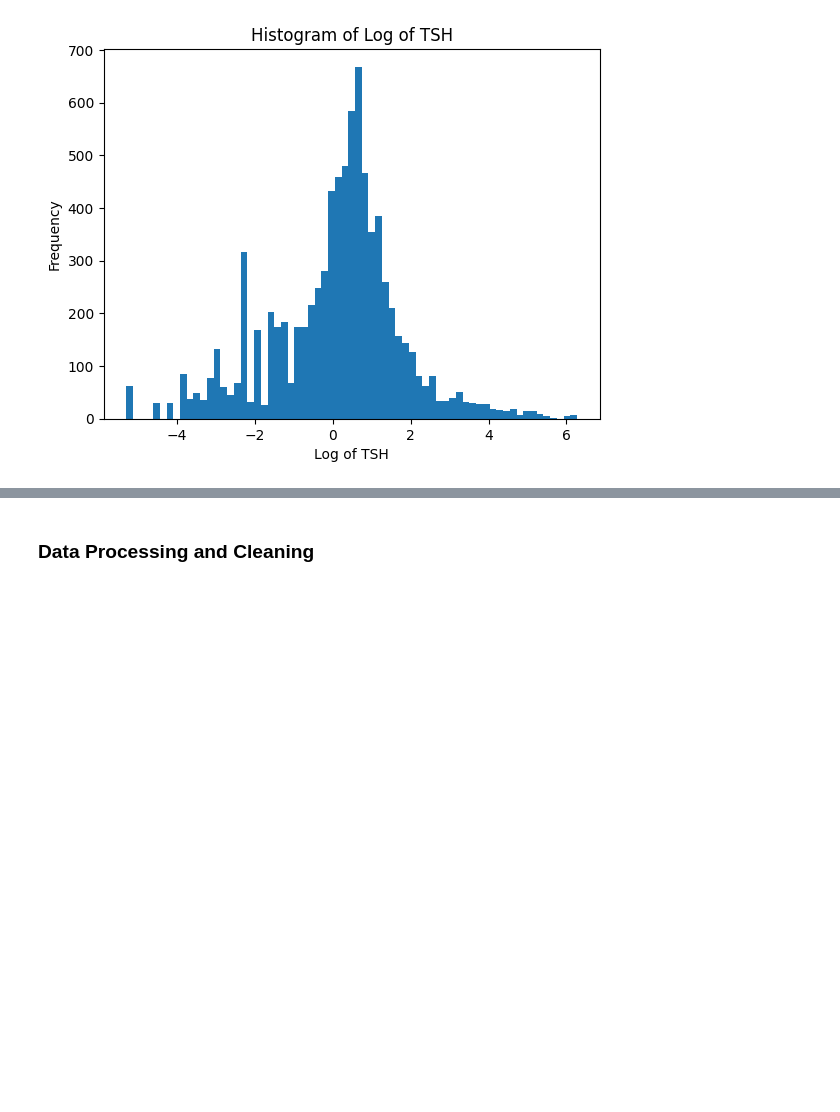
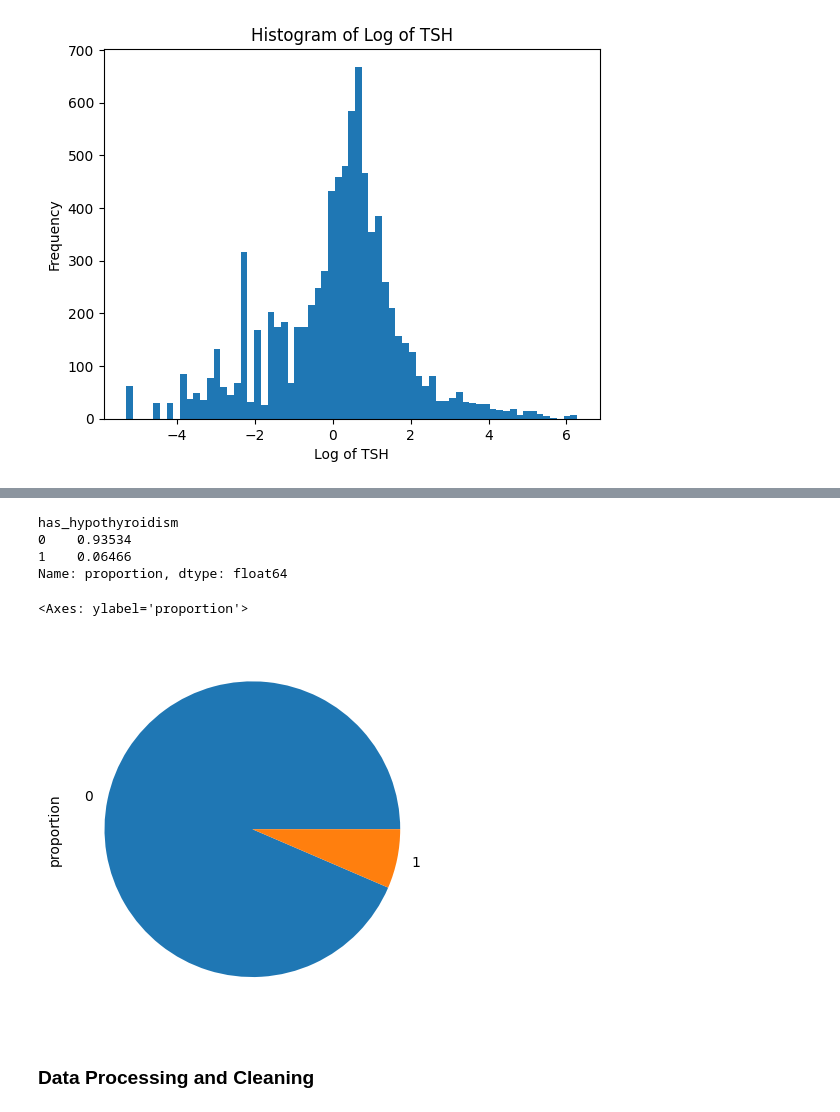
Before and after one commit to kchomakova/ai_upskill_2025_datascience, a Jupyter notebook: notebooks/Predict Hypothyroidism.ipynb, the cells around one changed output, grey strips where cells are left out. Cells and saved outputs as stored; diff of their text form; code cells hidden in the pictures; blank space fills up the shorter version.

Commit message:
finish data processing and exploration

```diff
--- a/notebooks/Predict Hypothyroidism.ipynb
+++ b/notebooks/Predict Hypothyroidism.ipynb
@@ -178,3 +203,17 @@ plt.show()
+# %%
+thyroid_disease_data['has_hypothyroidism'] = np.where(thyroid_disease_data['class'] == 'hypothyroid conditions', 1, 0)
+# %%
+thyroid_disease_data['has_hypothyroidism'].value_counts(normalize=True)
+# %% [output]
+has_hypothyroidism
+0    0.93534
+1    0.06466
+Name: proportion, dtype: float64
+# %%
+thyroid_disease_data['has_hypothyroidism'].value_counts(normalize=True).plot.pie()
+# %% [output]
+<Axes: ylabel='proportion'>
+[figure, added]
 # %% [markdown]
 ### Data Processing and Cleaning
 # %% [markdown]
```
Also changed, not shown: parts of 22 cells of this notebook.
